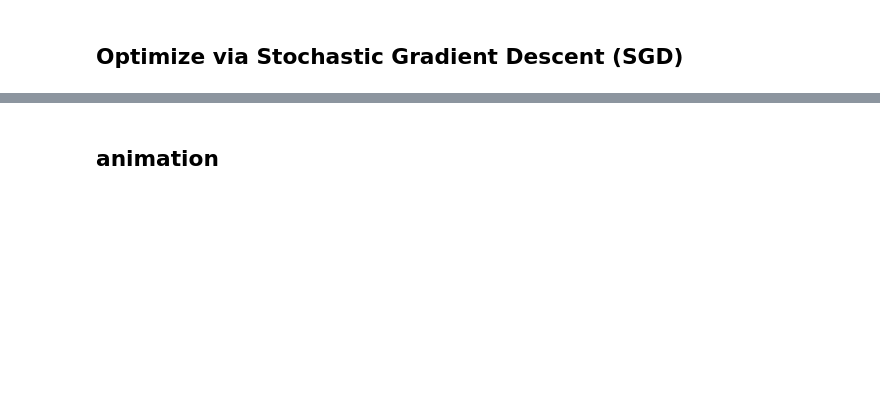
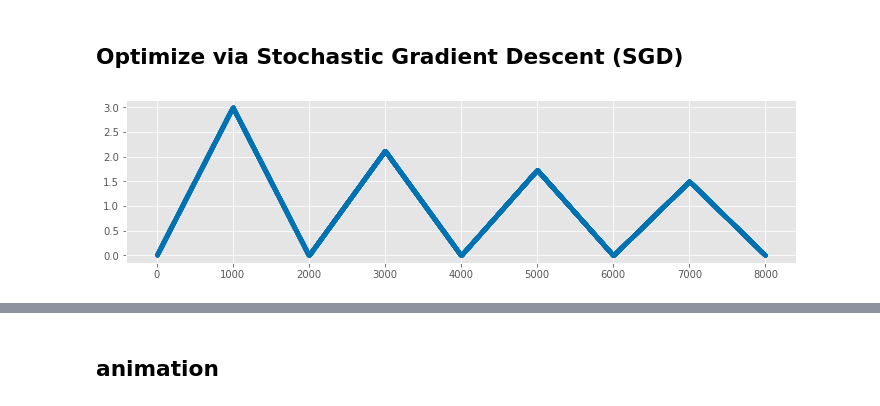
Before and after one commit to tiga1231/graph-drawing, a Jupyter notebook: neighbor-preservation.ipynb, the cells around one changed output, grey strips where cells are left out. Drawn from its saved outputs; the diff is of its cells as text; code cells hidden in the pictures; blank space fills up the shorter version.

```diff
--- a/neighbor-preservation.ipynb
+++ b/neighbor-preservation.ipynb
@@ -1,6 +1,4 @@
 # %%
-
-
 ## custom
 import lovasz_losses as L
 
@@ -18,6 +16,8 @@ import numpy as np
 import torch
 from torch import nn, optim
 import torch.nn.functional as F
+import umap.plot
+from umap import UMAP
 
 ## vis
 import networkx as nx
@@ -33,7 +33,7 @@ from IPython import display
 from tqdm import tqdm_notebook as tqdm
 
 device = torch.device('cuda') if torch.cuda.is_available() else torch.device('cpu')
-
+device = 'cpu'
 plt.style.use('ggplot')
 plt.style.use('seaborn-colorblind')
 # %% [markdown]
@@ -287,16 +315,16 @@ jaccard index: 0.6666666865348816
 
 print('generating graph...')
 # G = nx.path_graph(10)
-G = nx.cycle_graph(10)
-# G = nx.balanced_tree(3,3)
+# G = nx.cycle_graph(10)
+G = nx.balanced_tree(2,5)
 # G = nx.connected_watts_strogatz_graph(10,5,0.5)
 # G = file2graph('./facebook/0.edges')
+# G = file2graph('./facebook/107.edges')
+print(len(G.nodes), 'nodes')
 
 print('calculating all pairs shortest path...')
 D, k2i = dict2tensor(dict(nx.all_pairs_shortest_path_length(G)))
 Adj,_ = dict2tensor(dict(G.adjacency()), fill=1)
-
-print(len(G.nodes), 'nodes')
 print('\n\n')
 
 neighborSizes = Adj.sum(dim=1).int()
@@ -337 +345,61 @@ jaccardHistory = []
+# %%
+# mapper = UMAP(n_components=2,
+#             n_neighbors=50,
+#             min_dist=0.99,
+#             metric='precomputed')
+# dist = D.detach().cpu()
+# xy = mapper.fit_transform(dist)
+
+
+# if xy.shape[1] == 2:
+#     plt.figure(figsize=[4,4])
+#     nx.draw_networkx(G,
+#                     pos={k: xy[k2i[k],:2] for k in G.nodes},
+#                     node_size=30,
+#                     font_color='none',
+#                     edge_color=[0.0, 0.0, 0.0, 0.1])
+# else:
+#     fig = plt.figure(figsize=[6,6])
+#     ax = fig.add_subplot(1,1,1, projection='3d')
+#     ax = draw_graph_3d(ax, xy, G, None)
+# plt.show()
+
+# delete old
+!rm -r fig
+!mkdir fig
+
+
+X = torch.rand(len(G.nodes), 2, device=device)
+# X = torch.from_numpy(xy).clone()
+X.requires_grad_(True)
+
+##functions
+sigmoid = nn.Sigmoid()
+jaccard_loss = L.lovasz_hinge
+
+lossHistory = []
+jaccardHistory = []
+lrHistory = []
+lr=3
+step_size_up = 1000
+step_size_down = 1000
+niter = (step_size_up+step_size_down)*4
+optimizer = optim.SGD([X], lr=lr)
+# scheduler = optim.lr_scheduler.CosineAnnealingLR(optimizer, niter, eta_min=0.0, last_epoch=-1)
+scheduler = optim.lr_scheduler.CyclicLR(optimizer,
+                                        base_lr=0.0,
+                                        max_lr=lr,
+                                        step_size_up = step_size_up,
+                                        step_size_down = step_size_down,
+                                        scale_fn=lambda x:1/x**0.5
+                                       )
+lrs = []
+for i in range(niter):
+    scheduler.step()
+    lrs.append(optimizer.param_groups[0]['lr'])
+plt.figure(figsize=[12,3])
+plt.plot(lrs, '.')
+plt.show()
+# %% [output]
+[figure, added]
 # %%
```
Also changed, not shown: parts of 16 cells of this notebook, 24 other files.
